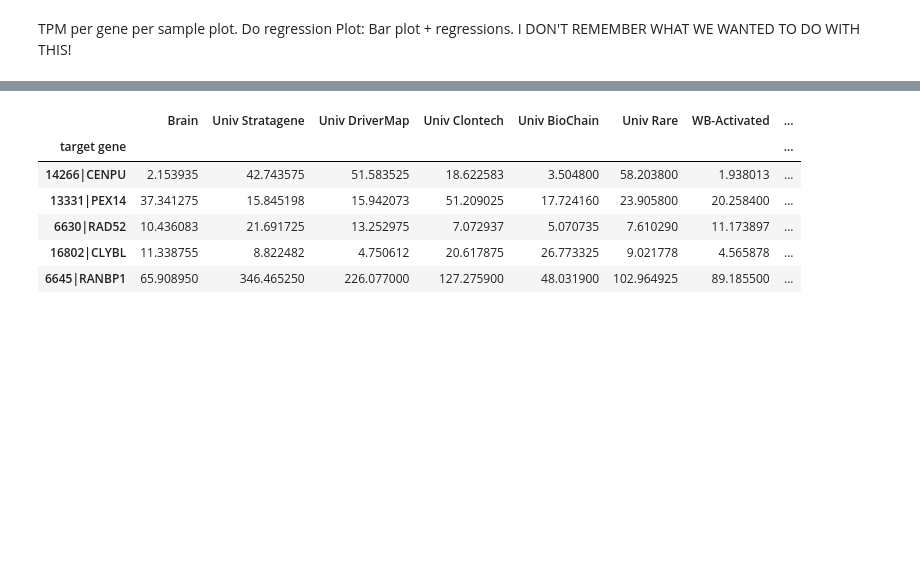
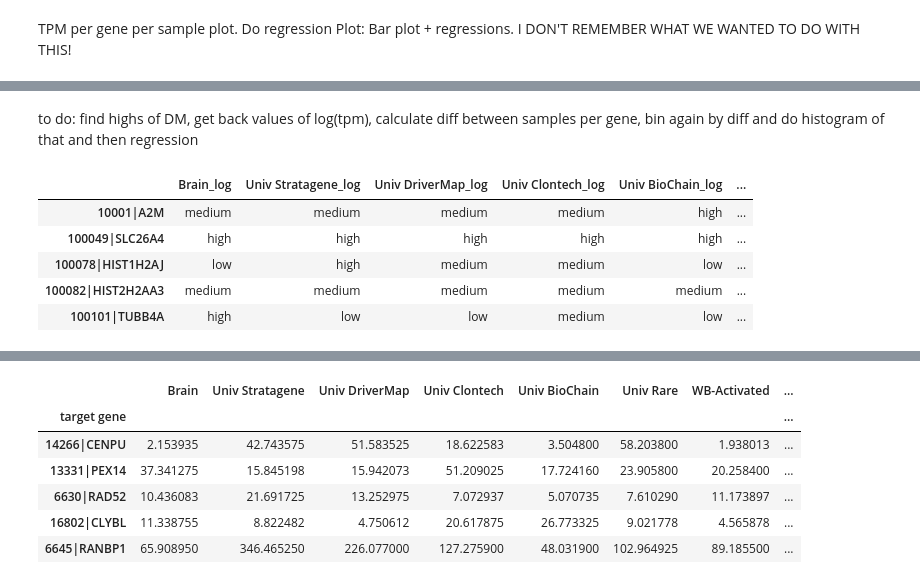
Before and after one commit to lrondi/Project_1, a Jupyter notebook: project main.ipynb, the cells around one changed output, grey strips where cells are left out. Cells and saved outputs as stored; diff of their text form; code cells hidden in the pictures; blank space fills up the shorter version.

```diff
--- a/project main.ipynb
+++ b/project main.ipynb
@@ -346,0 +419,15 @@ TPM per gene per sample plot. Do regression Plot: Bar plot + regressions. I DON'
+# %% [markdown]
+ to do: find highs of DM, get back values of log(tpm), calculate diff between samples per gene, bin again by diff and do histogram of that and then regression
+# %%
+new_bin={}
+for column in list(val_df.columns):
+    new_bin[column]=pd.cut(val_df[column],bins,labels=bin_labels)
+    new_bin_df=pd.DataFrame.from_dict(new_bin)
+new_bin_df.head()
+# %% [output]
+|  | Brain_log | Univ Stratagene_log | Univ DriverMap_log | Univ Clontech_log | Univ BioChain_log | ... |
+| 10001|A2M | medium | medium | medium | medium | high | ... |
+| 100049|SLC26A4 | high | high | high | high | high | ... |
+| 100078|HIST1H2AJ | low | high | medium | medium | low | ... |
+| 100082|HIST2H2AA3 | medium | medium | medium | medium | medium | ... |
+| 100101|TUBB4A | high | low | low | medium | low | ... |
```
Also changed, not shown: parts of 14 cells of this notebook.
